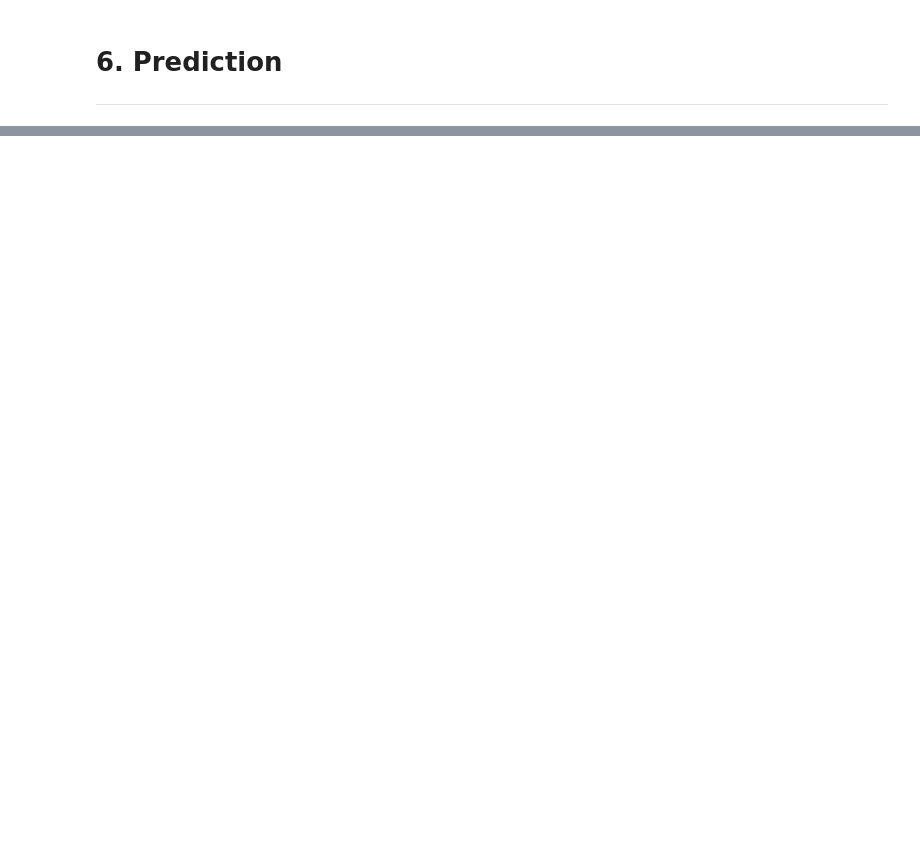
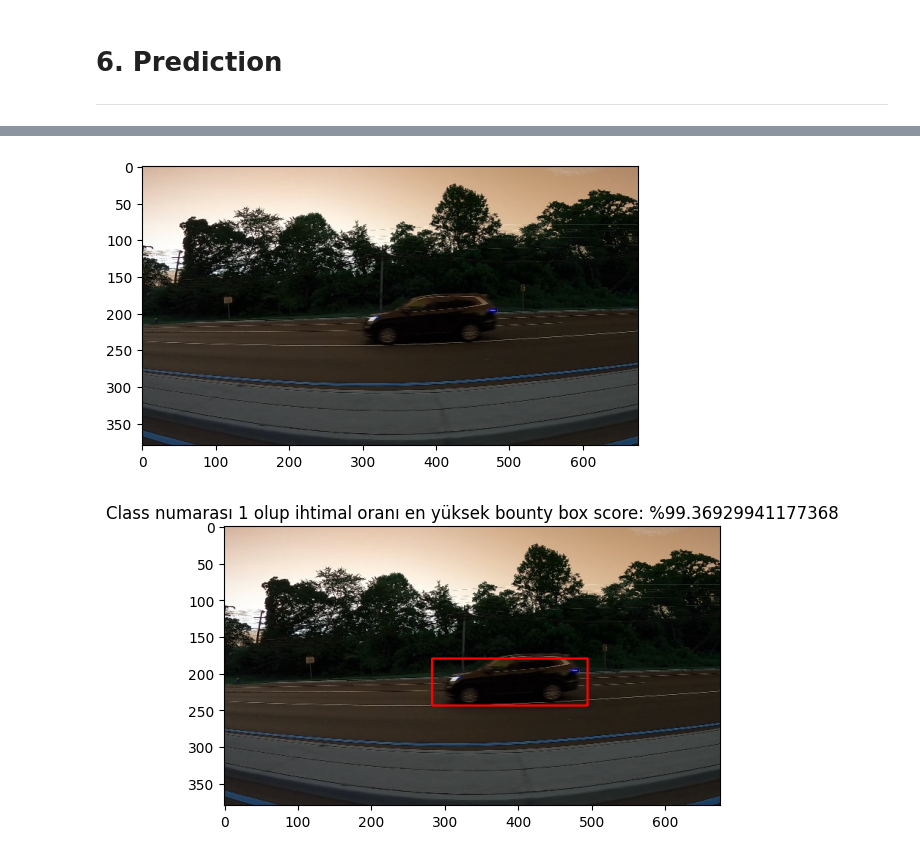
Before and after one commit to Manuel-FA/Deep_Learning, a Jupyter notebook: Car_Object_Detection.ipynb, the cells around one changed output, grey strips where cells are left out. Drawn from its saved outputs; the diff is of its cells as text; code cells hidden in the pictures; blank space fills up the shorter version.

```diff
--- a/Car_Object_Detection.ipynb
+++ b/Car_Object_Detection.ipynb
@@ -429,7 +430,7 @@ Epoch 4/4
 ---
 # %%
 car=[]
-photo_path='../input/car-object-detection/data/testing_images/vid_5_27620.jpg'
+photo_path='/content/drive/MyDrive/Datasets/testing_images/vid_5_27620.jpg'
 deneme_img=cv2.imread(photo_path)
 ss.setBaseImage(deneme_img)
 ss.switchToSelectiveSearchFast()
@@ -466,3 +467,4 @@ cv2.rectangle(deneme_img,pt1,pt2,(255, 0, 0),2)
 plt.figure()
 plt.title(f'Class numarası 1 olup ihtimal oranı en yüksek bounty box score: %{car[np.argmax(np.array(car)[:,1])][1][0]*100}')
 plt.imshow(deneme_img);
+# %% [output]
@@ -468,0 +488,2 @@ plt.imshow(deneme_img);
+[figure, added]
+[figure, added]
```
Also changed, not shown: parts of 3 cells of this notebook.
